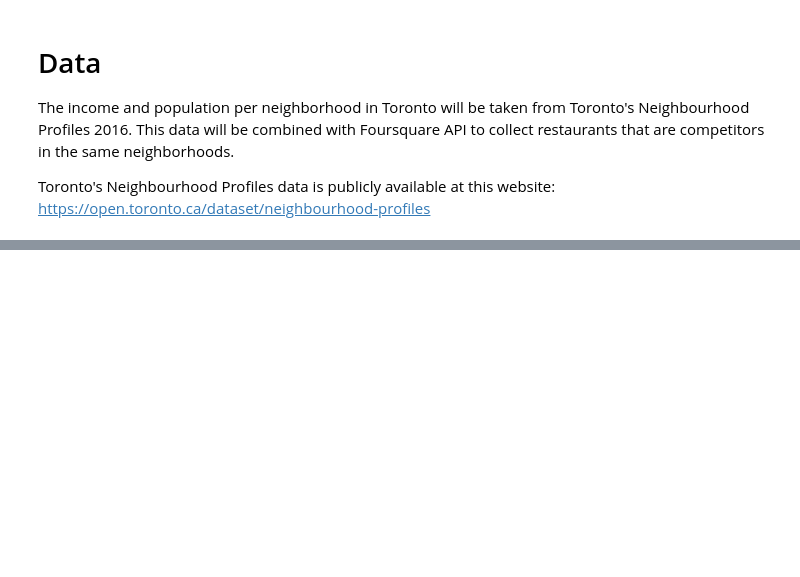
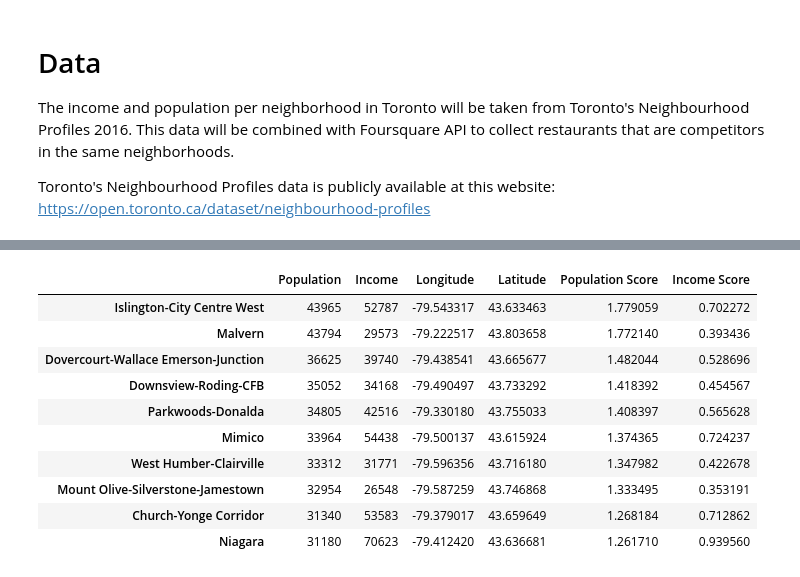
Before and after one commit to WedadAnbtawi95/Coursera_Capstone, a Jupyter notebook: Report_Capstone.ipynb, the cells around one changed output, grey strips where cells are left out. Drawn from its saved outputs; the diff is of its cells as text; code cells hidden in the pictures; blank space fills up the shorter version.

```diff
--- a/Report_Capstone.ipynb
+++ b/Report_Capstone.ipynb
@@ -58,0 +100,2 @@ toronto_df.sort_values('Income')
+# %%
+locations.AREA_NAME = locations.AREA_NAME.apply(lambda x: x[:x.find('(')].rstrip())
@@ -58,0 +117,22 @@ toronto_df.sort_values('Income')
+# %%
+#Add the population weightage for each neighbourhood.
+total_population = toronto_df['Population'].sum()
+total_income = toronto_df['Income'].sum()
+#print (total_population)
+
+# the higher populated neighbourhood will have the higher score
+toronto_df['Population Score'] = toronto_df['Population']/total_population*100
+toronto_df['Income Score'] = toronto_df['Income']/total_income*100
+toronto_df.head(10)
+# %% [output]
+|  | Population | Income | Longitude | Latitude | Population Score | Income Score |
+| Islington-City Centre West | 43965 | 52787 | -79.543317 | 43.633463 | 1.779059 | 0.702272 |
+| Malvern | 43794 | 29573 | -79.222517 | 43.803658 | 1.772140 | 0.393436 |
+| Dovercourt-Wallace Emerson-Junction | 36625 | 39740 | -79.438541 | 43.665677 | 1.482044 | 0.528696 |
+| Downsview-Roding-CFB | 35052 | 34168 | -79.490497 | 43.733292 | 1.418392 | 0.454567 |
+| Parkwoods-Donalda | 34805 | 42516 | -79.330180 | 43.755033 | 1.408397 | 0.565628 |
+| Mimico | 33964 | 54438 | -79.500137 | 43.615924 | 1.374365 | 0.724237 |
+| West Humber-Clairville | 33312 | 31771 | -79.596356 | 43.716180 | 1.347982 | 0.422678 |
+| Mount Olive-Silverstone-Jamestown | 32954 | 26548 | -79.587259 | 43.746868 | 1.333495 | 0.353191 |
+| Church-Yonge Corridor | 31340 | 53583 | -79.379017 | 43.659649 | 1.268184 | 0.712862 |
+| Niagara | 31180 | 70623 | -79.412420 | 43.636681 | 1.261710 | 0.939560 |
```
Also changed, not shown: parts of 40 cells of this notebook, 1 other file.
